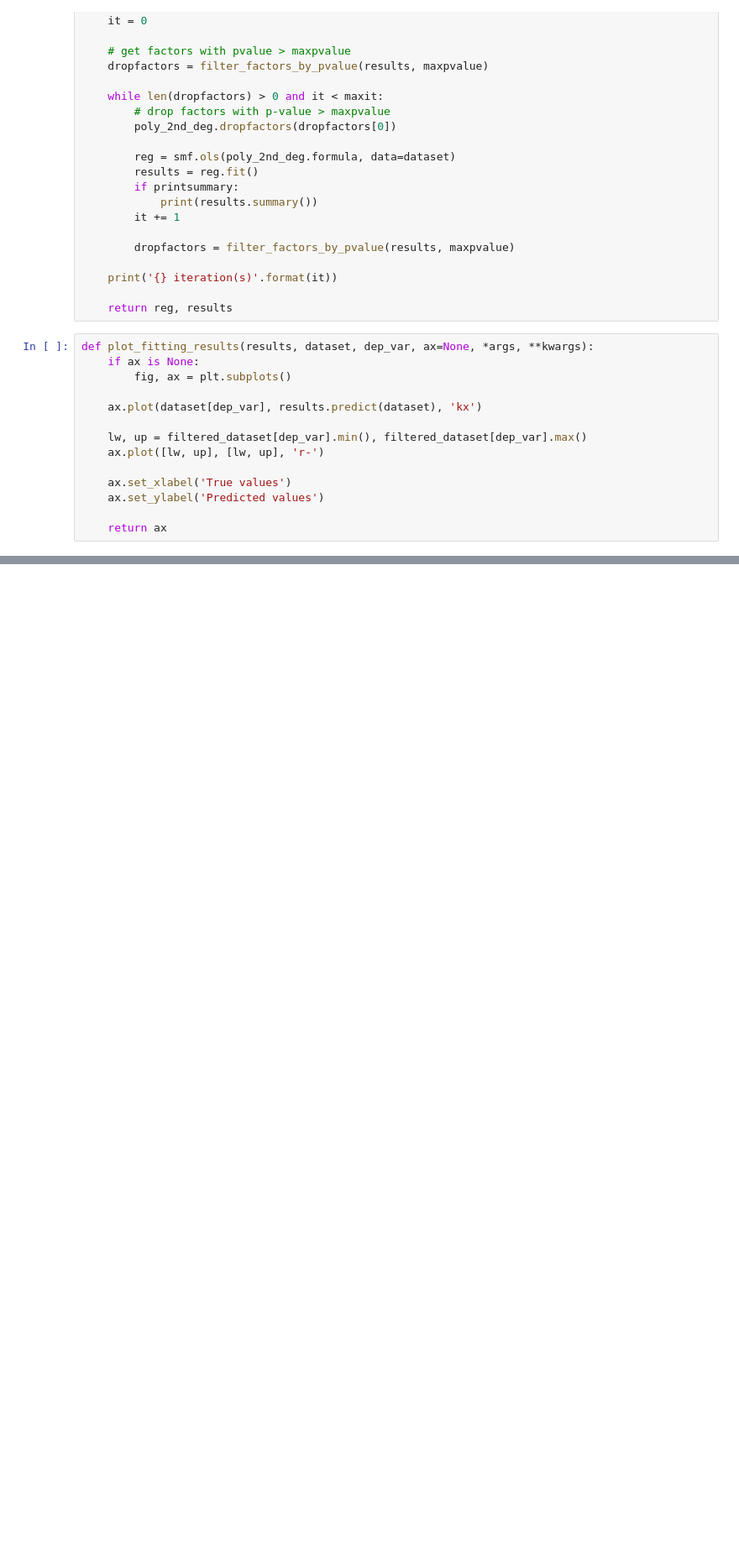
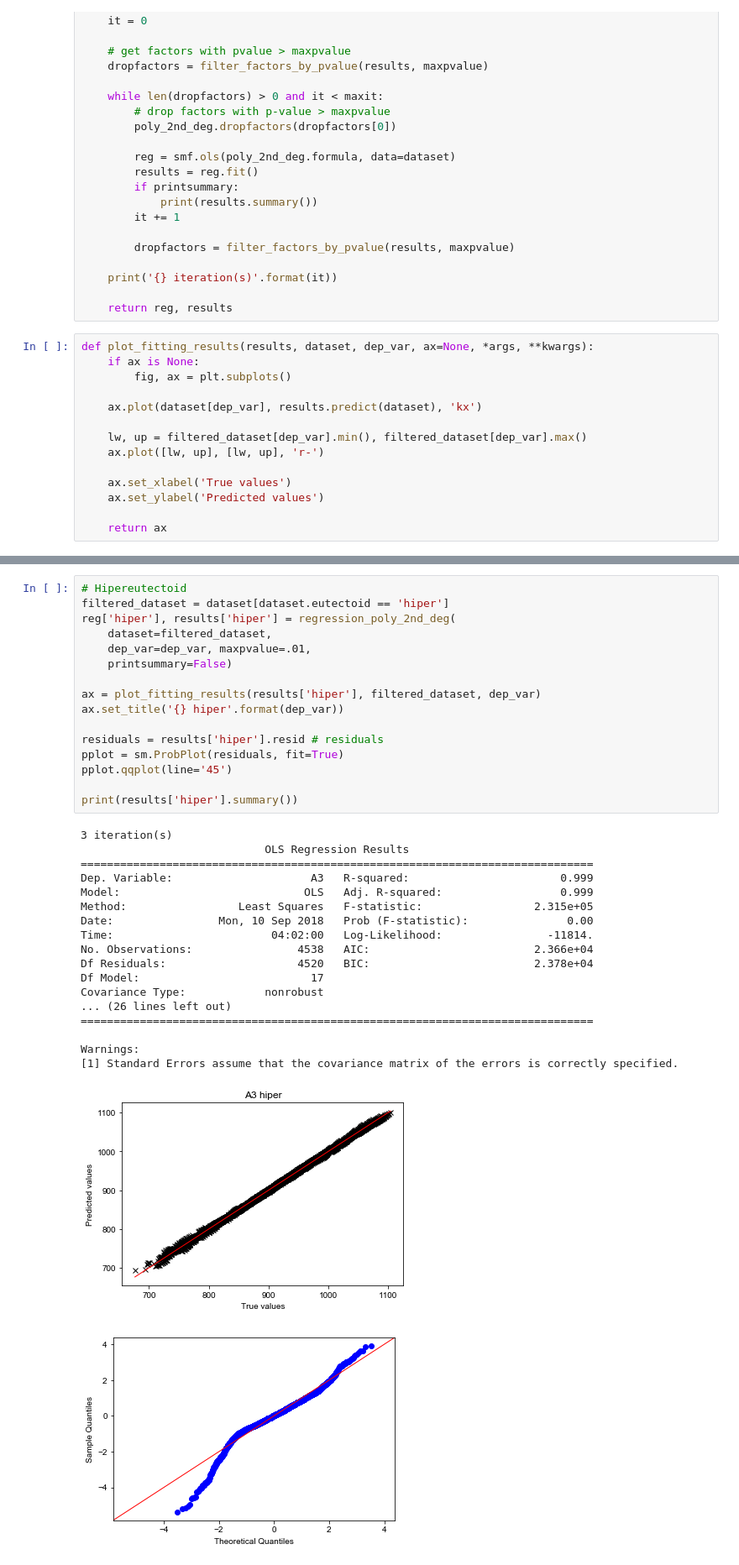
Before and after one commit to paula-aribeiro/senior-thesis, a Jupyter notebook: tests_regression/Tcritical_regression_statsmodels.ipynb, the cells around one changed output, grey strips where cells are left out. Shown: that part at 84% size. Cells and saved outputs as stored; diff of their text form; blank space fills up the shorter version.

```diff
--- a/tests_regression/Tcritical_regression_statsmodels.ipynb
+++ b/tests_regression/Tcritical_regression_statsmodels.ipynb
@@ -210,3 +202,39 @@ Warnings:
+# %%
+# Hipereutectoid
+filtered_dataset = dataset[dataset.eutectoid == 'hiper']
+reg['hiper'], results['hiper'] = regression_poly_2nd_deg(
+    dataset=filtered_dataset,
+    dep_var=dep_var, maxpvalue=.01,
+    printsummary=False)
+
+ax = plot_fitting_results(results['hiper'], filtered_dataset, dep_var)
+ax.set_title('{} hiper'.format(dep_var))
+
+residuals = results['hiper'].resid # residuals
+pplot = sm.ProbPlot(residuals, fit=True)
+pplot.qqplot(line='45')
+
+print(results['hiper'].summary())
+# %% [output]
+3 iteration(s)
+                            OLS Regression Results
+==============================================================================
+Dep. Variable:                     A3   R-squared:                       0.999
+Model:                            OLS   Adj. R-squared:                  0.999
+Method:                 Least Squares   F-statistic:                 2.315e+05
+Date:                Mon, 10 Sep 2018   Prob (F-statistic):               0.00
+Time:                        04:02:00   Log-Likelihood:                -11814.
+No. Observations:                4538   AIC:                         2.366e+04
+Df Residuals:                    4520   BIC:                         2.378e+04
+Df Model:                          17
+Covariance Type:            nonrobust
+... (26 lines left out)
+==============================================================================
+
+Warnings:
+[1] Standard Errors assume that the covariance matrix of the errors is correctly specified.
+[figure, added]
+[figure, added]
 # %%
 def A3(C=0, Mn=0, Si=0, Cr=0, Ni=0):
     """
```
Also changed, not shown: parts of 3 cells of this notebook.
